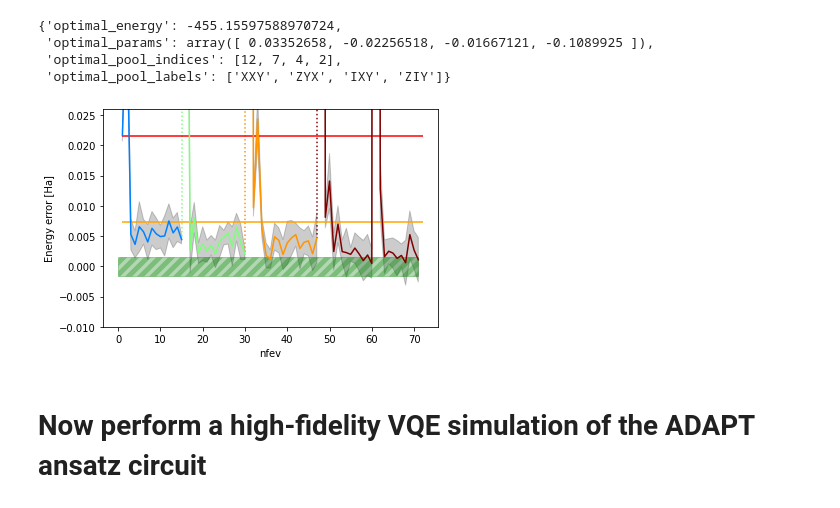
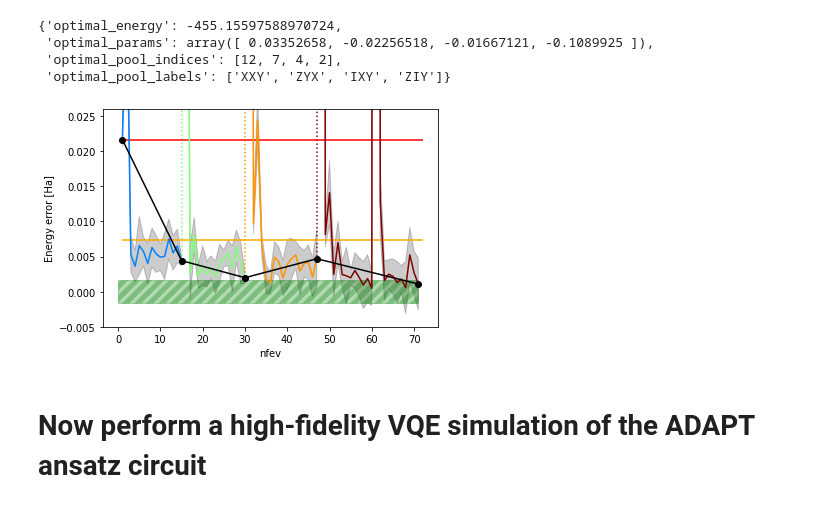
Before and after one commit to UCL-CCS/symmer, a Jupyter notebook: notebooks/draft/VQE_Runtime usage.ipynb, the cells around one changed output. Drawn from its saved outputs; the diff is of its cells as text; code cells hidden in the pictures.

Commit message:
Added overall ADAPT covergence to plots - to be moved into separate plotting utils file

```diff
--- a/notebooks/draft/VQE_Runtime usage.ipynb
+++ b/notebooks/draft/VQE_Runtime usage.ipynb
@@ -407,40 +407,46 @@ plt.rc('hatch', color='k', linewidth=5)
 X_shift = 0
 n_cycles = len(adapt_vqe_interim_data)
 prev_best = None
+X_over = []
+Y_over = []
 
 for index in range(1, n_cycles+1):
     adapt_data = adapt_vqe_interim_data[str(index)]
     c = plt.cm.jet(index/n_cycles)
     converged_value = adapt_data['vqe_result']['fun']
     interim_results = adapt_data['interim_results']
 
     X,Y_stddev = zip(*interim_results['stddev'])
     Y_stddev = Y_stddev
     X,Y = zip(*interim_results['values'])
     X,Y = np.array(X)+X_shift, np.array(Y)
 
     Y_error = Y - molecule.fci_energy
     axis.plot(X, Y_error, color=c, label='Optimizer output')
     plt.fill_between(X, Y_error - Y_stddev, Y_error + Y_stddev, alpha=0.2, color='black')
 
     if prev_best is not None:
         plt.vlines(X_shift+1, Y_error[0], prev_best, color=c, ls=':')
     X_shift += len(X)-1
     prev_best = Y_error[-1]
+    if index==1:
+        X_over.append(X[0]);Y_over.append(Y_error[0])
+    X_over.append(X[-1]);Y_over.append(Y_error[-1])
 
+axis.plot(X_over, Y_over, color='black', marker='o')
 axis.hlines(molecule.mp2_energy - molecule.fci_energy, 1, X_shift+2, color='orange', label='MP2 energy')
 axis.hlines(molecule.hf_energy - molecule.fci_energy, 1, X_shift+2, color='red', label='HF energy')
 axis.fill_between(np.arange(X_shift+2), -0.0016, 0.0016, alpha=0.3, color='green', label='Chemical accuracy', hatch=r"//")
 axis.plot([], [], alpha=0.5, marker='o', ls='--', label='Parameter gradient norm')
 
 axis.set_xlabel('nfev')
 axis.set_ylabel('Energy error [Ha]')
-axis.set_ylim([-0.01, (molecule.hf_energy - molecule.fci_energy)*1.2])
+axis.set_ylim([-0.005, (molecule.hf_energy - molecule.fci_energy)*1.2])
 #axis.set_yscale('log')
 #axis.set_ylim([1e-6, 1e1])
 plt.show()
 # %% [output]
-[figure, old version]
+[figure, new version]
 # %% [markdown]
 # Now perform a high-fidelity VQE simulation of the ADAPT ansatz circuit
 # %%
```
